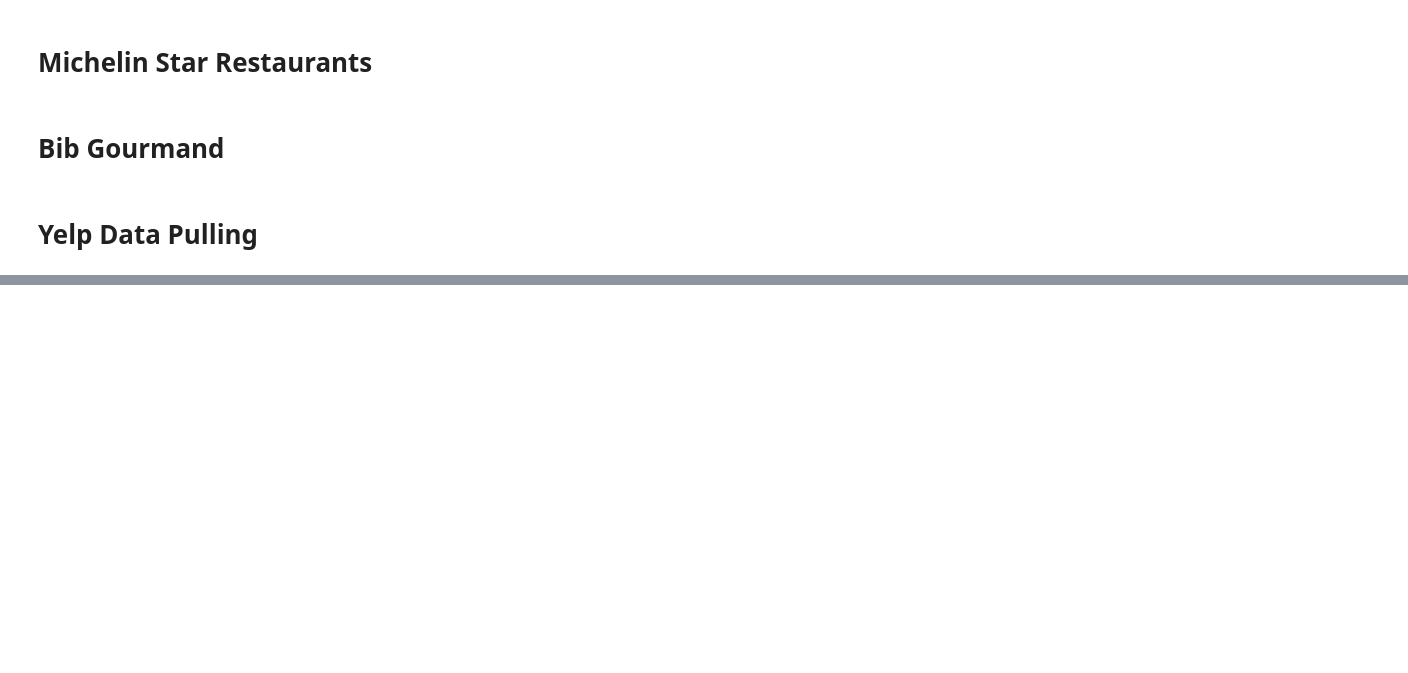
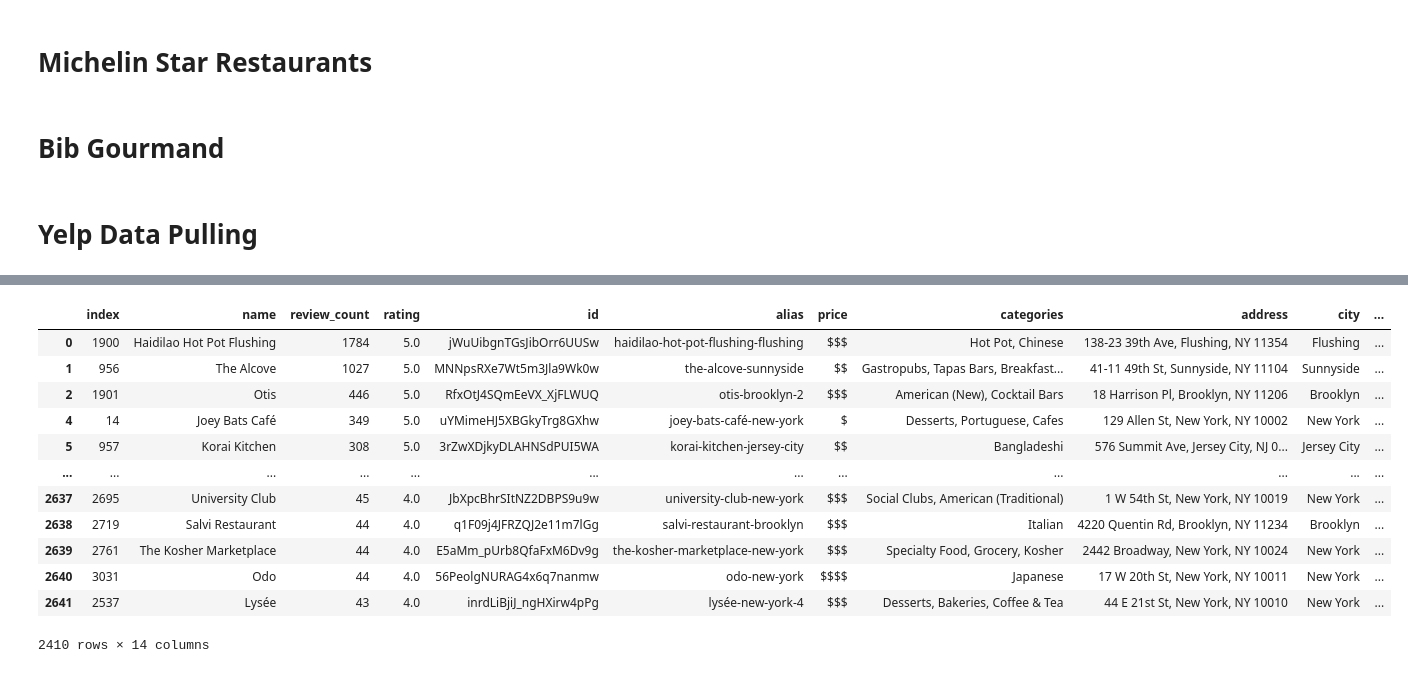
Before and after one commit to cole-khamnei/restaurant_finder, a Jupyter notebook: restaurant_finder.ipynb, the cells around one changed output, grey strips where cells are left out. Saved outputs shown, nothing was run; the diff lists cells and outputs as text; code cells hidden in the pictures; blank space fills up the shorter version.

```diff
--- a/restaurant_finder.ipynb
+++ b/restaurant_finder.ipynb
@@ -102,0 +114,16 @@ helpers.add_plt_labels(ax, x="Yelp Rating", y="Google Rating")
+# %%
+restaurant_data
+# %% [output]
+|  | index | name | review_count | rating | id | alias | price | categories | address | city | ... |
+| 0 | 1900 | Haidilao Hot Pot Flushing | 1784 | 5.0 | jWuUibgnTGsJibOrr6UUSw | haidilao-hot-pot-flushing-flushing | $$$ | Hot Pot, Chinese | 138-23 39th Ave, Flushing, NY 11354 | Flushing | ... |
+| 1 | 956 | The Alcove | 1027 | 5.0 | MNNpsRXe7Wt5m3Jla9Wk0w | the-alcove-sunnyside | $$ | Gastropubs, Tapas Bars, Breakfast... | 41-11 49th St, Sunnyside, NY 11104 | Sunnyside | ... |
+| 2 | 1901 | Otis | 446 | 5.0 | RfxOtJ4SQmEeVX_XjFLWUQ | otis-brooklyn-2 | $$$ | American (New), Cocktail Bars | 18 Harrison Pl, Brooklyn, NY 11206 | Brooklyn | ... |
+| 4 | 14 | Joey Bats Café | 349 | 5.0 | uYMimeHJ5XBGkyTrg8GXhw | joey-bats-café-new-york | $ | Desserts, Portuguese, Cafes | 129 Allen St, New York, NY 10002 | New York | ... |
+| 5 | 957 | Korai Kitchen | 308 | 5.0 | 3rZwXDjkyDLAHNSdPUI5WA | korai-kitchen-jersey-city | $$ | Bangladeshi | 576 Summit Ave, Jersey City, NJ 0... | Jersey City | ... |
+| ... | ... | ... | ... | ... | ... | ... | ... | ... | ... | ... | ... |
+| 2637 | 2695 | University Club | 45 | 4.0 | JbXpcBhrSItNZ2DBPS9u9w | university-club-new-york | $$$ | Social Clubs, American (Traditional) | 1 W 54th St, New York, NY 10019 | New York | ... |
+| 2638 | 2719 | Salvi Restaurant | 44 | 4.0 | q1F09j4JFRZQJ2e11m7lGg | salvi-restaurant-brooklyn | $$$ | Italian | 4220 Quentin Rd, Brooklyn, NY 11234 | Brooklyn | ... |
+| 2639 | 2761 | The Kosher Marketplace | 44 | 4.0 | E5aMm_pUrb8QfaFxM6Dv9g | the-kosher-marketplace-new-york | $$$ | Specialty Food, Grocery, Kosher | 2442 Broadway, New York, NY 10024 | New York | ... |
+| 2640 | 3031 | Odo | 44 | 4.0 | 56PeolgNURAG4x6q7nanmw | odo-new-york | $$$$ | Japanese | 17 W 20th St, New York, NY 10011 | New York | ... |
+| 2641 | 2537 | Lysée | 43 | 4.0 | inrdLiBjiJ_ngHXirw4pPg | lysée-new-york-4 | $$$ | Desserts, Bakeries, Coffee & Tea | 44 E 21st St, New York, NY 10010 | New York | ... |
+2410 rows × 14 columns
```
Also changed, not shown: parts of 20 cells of this notebook, 2 other files.
